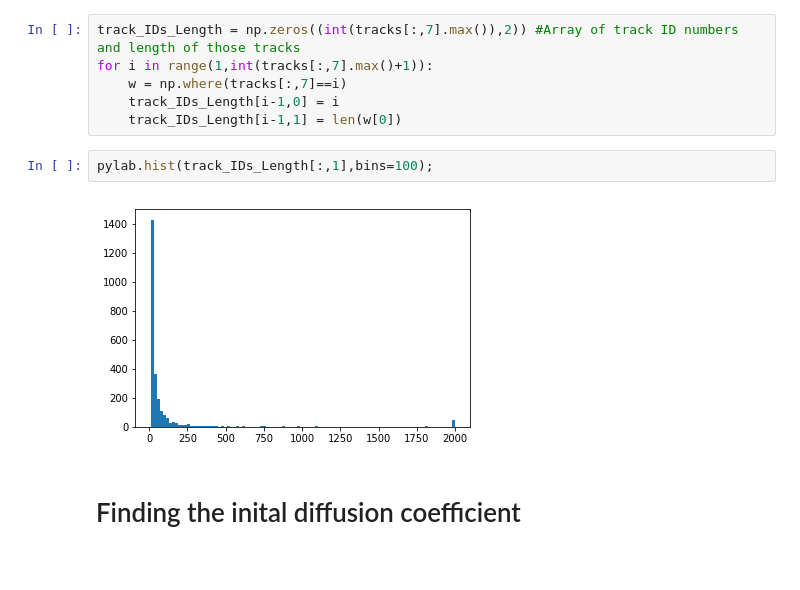
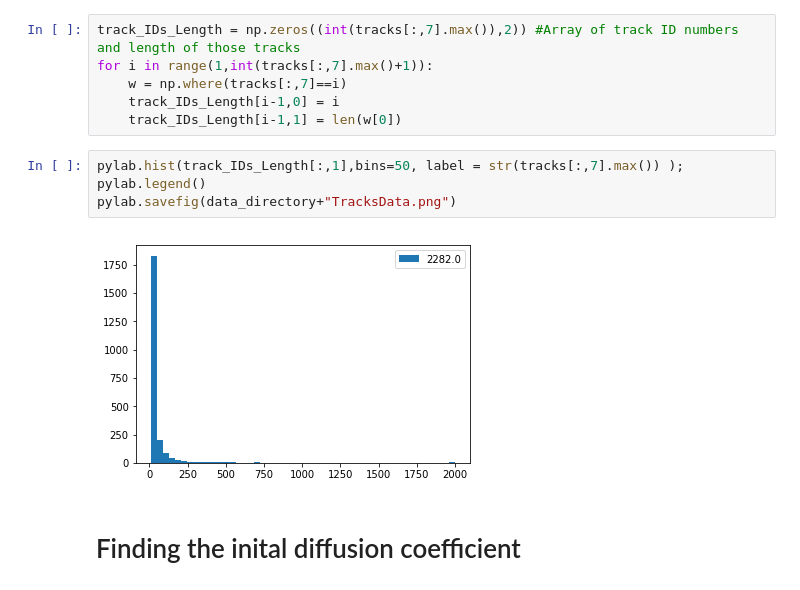
Before and after one commit to chmatsuda/ParticleTracking-Python, a Jupyter notebook: jupyter_notebooks/Loading Tracks.ipynb, the cells around one changed output. Saved outputs shown, nothing was run; the diff lists cells and outputs as text.

```diff
--- a/jupyter_notebooks/Loading Tracks.ipynb
+++ b/jupyter_notebooks/Loading Tracks.ipynb
@@ -90,10 +94,12 @@ for i in range(1,int(tracks[:,7].max()+1)):
     w = np.where(tracks[:,7]==i)
     track_IDs_Length[i-1,0] = i
     track_IDs_Length[i-1,1] = len(w[0])
-# %%
-pylab.hist(track_IDs_Length[:,1],bins=100);
-# %% [output]
-[figure, removed]
+# %%
+pylab.hist(track_IDs_Length[:,1],bins=50, label = str(tracks[:,7].max()) );
+pylab.legend()
+pylab.savefig(data_directory+"TracksData.png")
+# %% [output]
+[figure, added]
 # %% [markdown]
 # Finding the inital diffusion coefficient
 # %%
```
Also changed, not shown: parts of 10 cells of this notebook, 7 other files.
